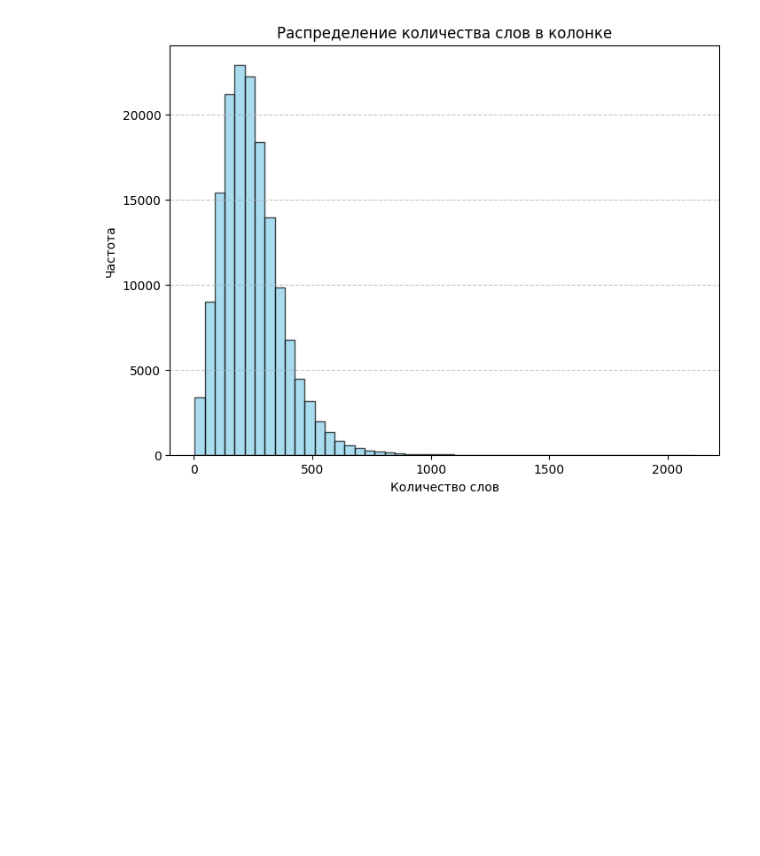
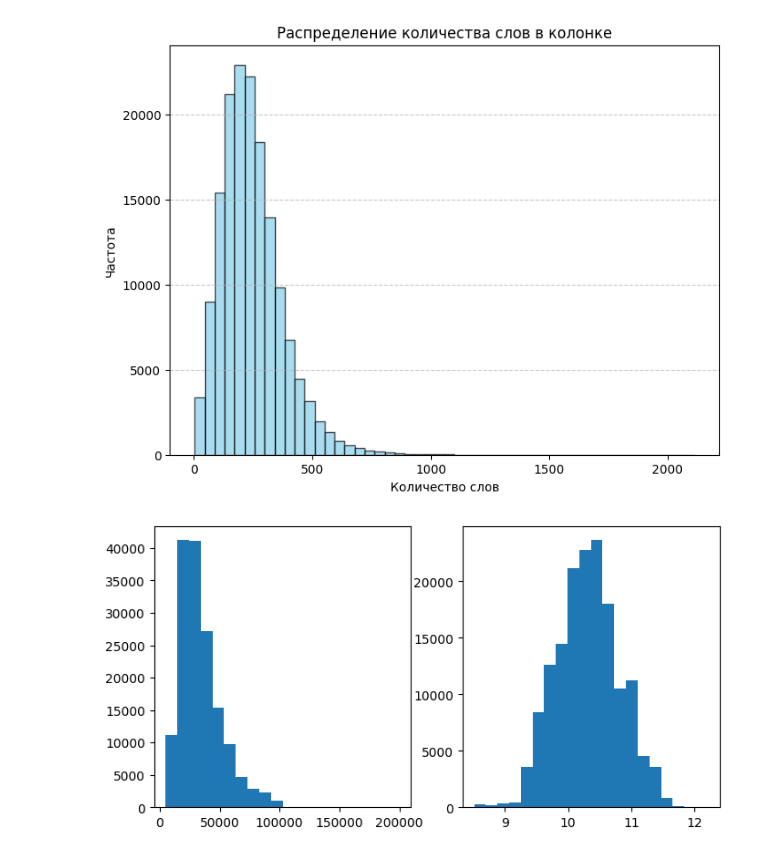
Before and after one commit to theotheo46/nlp, a Jupyter notebook: practice_6.ipynb, the cells around one changed output. Cells and saved outputs as stored; diff of their text form; code cells hidden in the pictures; blank space fills up the shorter version.

```diff
--- a/practice_6.ipynb
+++ b/practice_6.ipynb
@@ -32,3 +48,14 @@ plt.grid(axis='y', linestyle='--', alpha=0.7)
 plt.show()
 # %% [output]
 [figure]
+# %%
+data["Log1pSalary"] = np.log1p(data["SalaryNormalized"]).astype("float32")
+
+plt.figure(figsize=[8, 4])
+plt.subplot(1, 2, 1)
+plt.hist(data["SalaryNormalized"], bins=20)
+
+plt.subplot(1, 2, 2)
+plt.hist(data["Log1pSalary"], bins=20);
+# %% [output]
+[figure, added]
```
Also changed, not shown: parts of 34 cells of this notebook.
